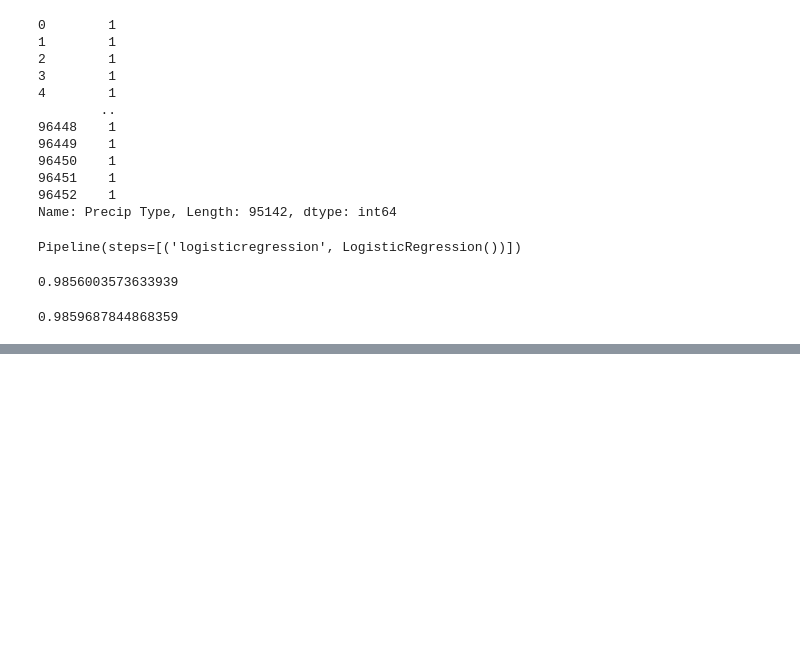
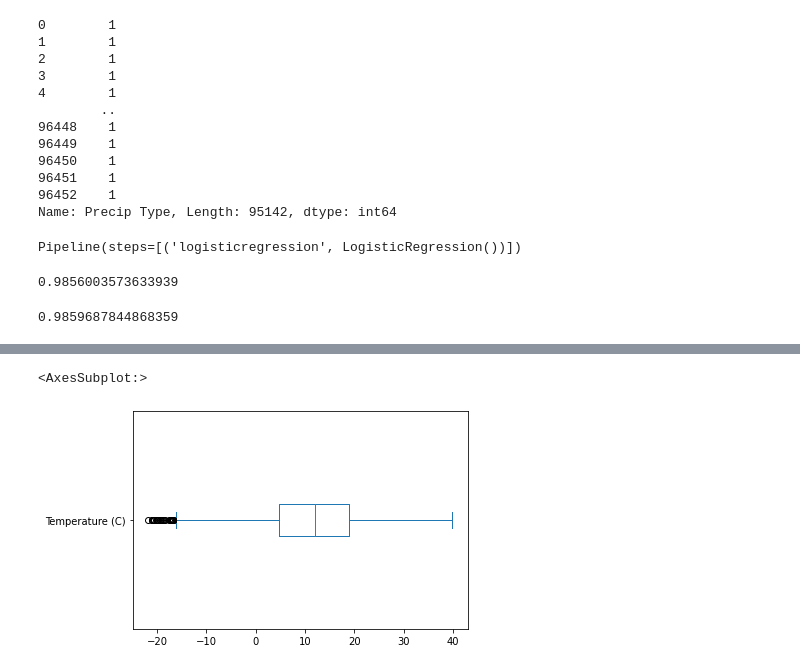
Before and after one commit to Ubaid-Ur-RehmanJ/kaggle-projects, a Jupyter notebook: weather-prediction.ipynb, the cells around one changed output, grey strips where cells are left out. Saved outputs shown, nothing was run; the diff lists cells and outputs as text; code cells hidden in the pictures; blank space fills up the shorter version.

Commit message:
Kaggle Notebook | weather-prediction | Version 6

```diff
--- a/weather-prediction.ipynb
+++ b/weather-prediction.ipynb
@@ -160,7 +160,7 @@ Name: Precip Type, Length: 95142, dtype: bool
 96452    0
 Name: Precip Type, Length: 95142, dtype: int64
 # %%
-df["rain/snow prediction"] = (df["Precip Type"] == "rain").astype(int)
+#df["rain/snow prediction"] = (df["Precip Type"] == "rain").astype(int)
 # %%
 df["Precip Type"]
 # %% [output]
@@ -210,0 +259,5 @@ print(lr_val_accuracy)
+# %%
+df["Temperature (C)"].plot(kind="box", vert=False)
+# %% [output]
+<AxesSubplot:>
+[figure, added]
```
Also changed, not shown: parts of 20 cells of this notebook.
